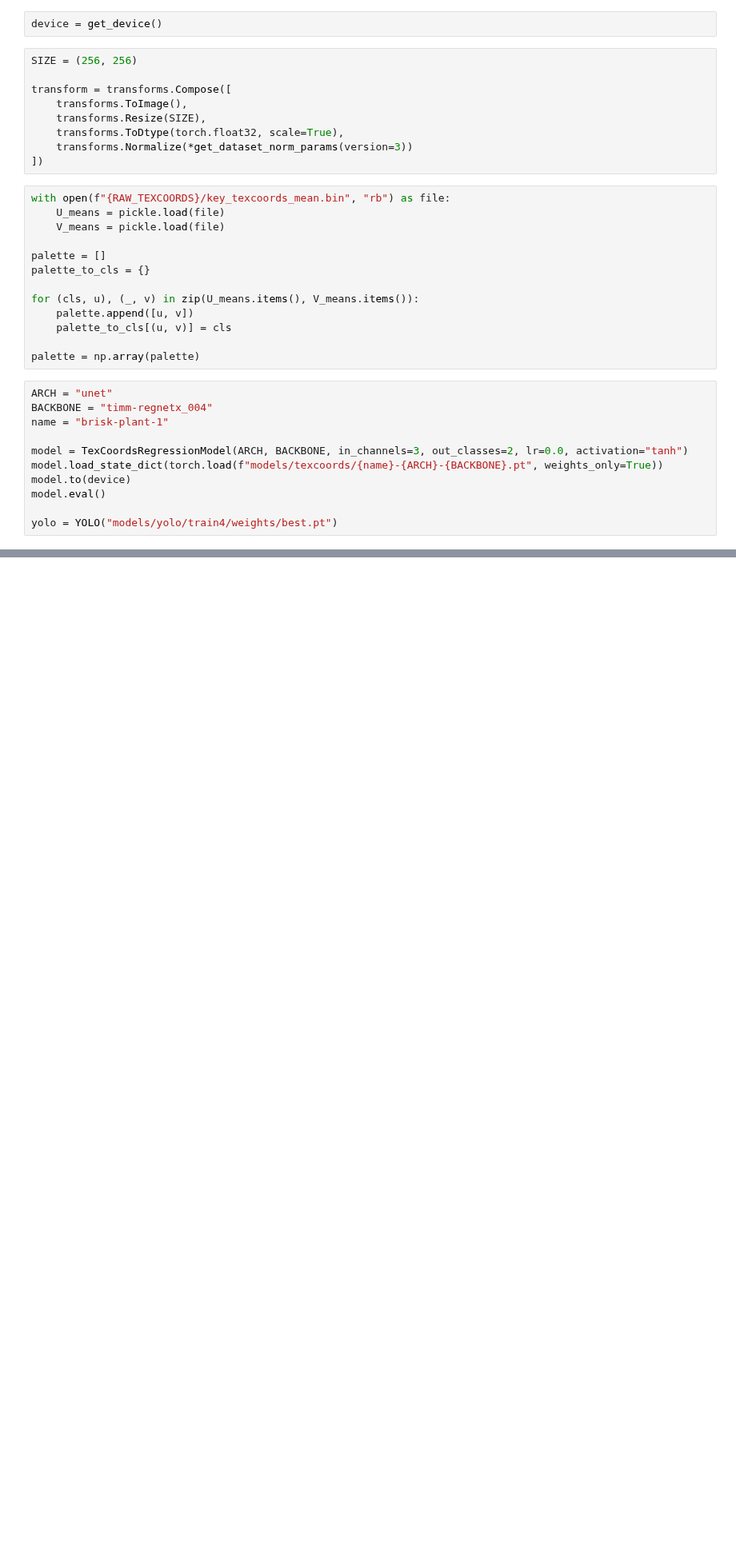
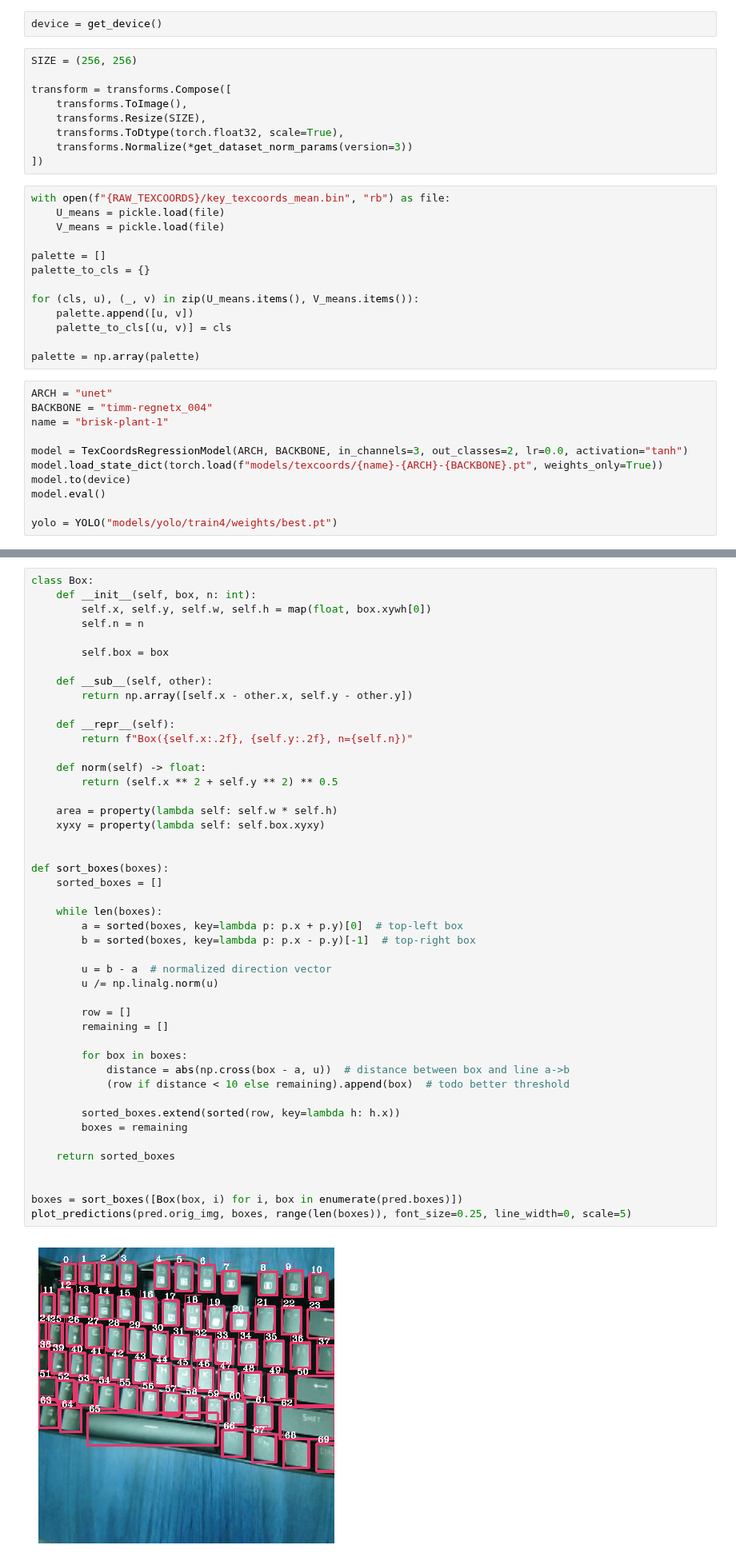
Before and after one commit to umrover/keyboard-detection, a Jupyter notebook: models/inference-texcoords.ipynb, the cells around one changed output, grey strips where cells are left out. Shown at 80% size. Cells and saved outputs as stored; diff of their text form; blank space fills up the shorter version.

```diff
--- a/models/inference-texcoords.ipynb
+++ b/models/inference-texcoords.ipynb
@@ -93,0 +103,48 @@ plot_predictions(pred.orig_img, pred.boxes, labels, figsize=(10, 10))
+# %%
+class Box:
+    def __init__(self, box, n: int):
+        self.x, self.y, self.w, self.h = map(float, box.xywh[0])
+        self.n = n
+
+        self.box = box
+
+    def __sub__(self, other):
+        return np.array([self.x - other.x, self.y - other.y])
+
+    def __repr__(self):
+        return f"Box({self.x:.2f}, {self.y:.2f}, n={self.n})"
+
+    def norm(self) -> float:
+        return (self.x ** 2 + self.y ** 2) ** 0.5
+
+    area = property(lambda self: self.w * self.h)
+    xyxy = property(lambda self: self.box.xyxy)
+
+
+def sort_boxes(boxes):
+    sorted_boxes = []
+
+    while len(boxes):
+        a = sorted(boxes, key=lambda p: p.x + p.y)[0]  # top-left box
+        b = sorted(boxes, key=lambda p: p.x - p.y)[-1]  # top-right box
+
+        u = b - a  # normalized direction vector
+        u /= np.linalg.norm(u)
+
+        row = []
+        remaining = []
+
+        for box in boxes:
+            distance = abs(np.cross(box - a, u))  # distance between box and line a->b
+            (row if distance < 10 else remaining).append(box)  # todo better threshold
+
+        sorted_boxes.extend(sorted(row, key=lambda h: h.x))
+        boxes = remaining
+
+    return sorted_boxes
+
+
+boxes = sort_boxes([Box(box, i) for i, box in enumerate(pred.boxes)])
+plot_predictions(pred.orig_img, boxes, range(len(boxes)), font_size=0.25, line_width=0, scale=5)
+# %% [output]
+[figure, added]
```
Also changed, not shown: parts of 8 cells of this notebook.
